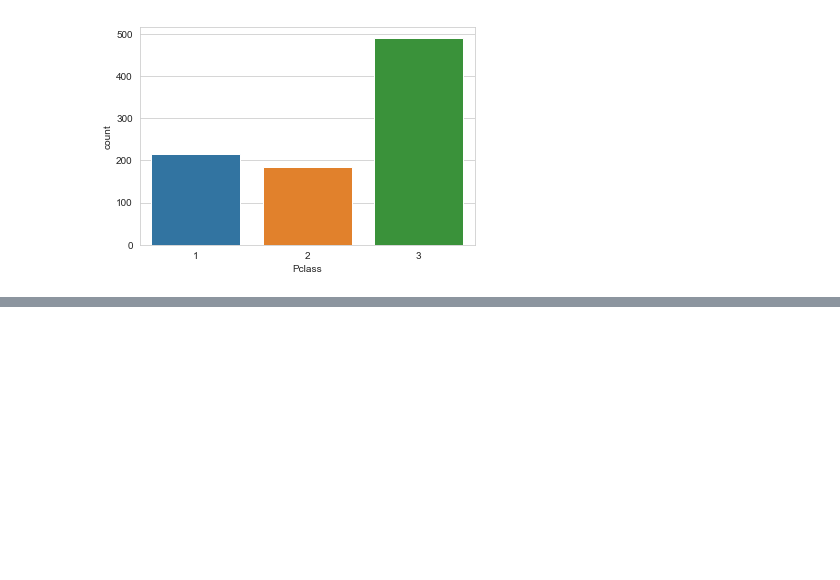
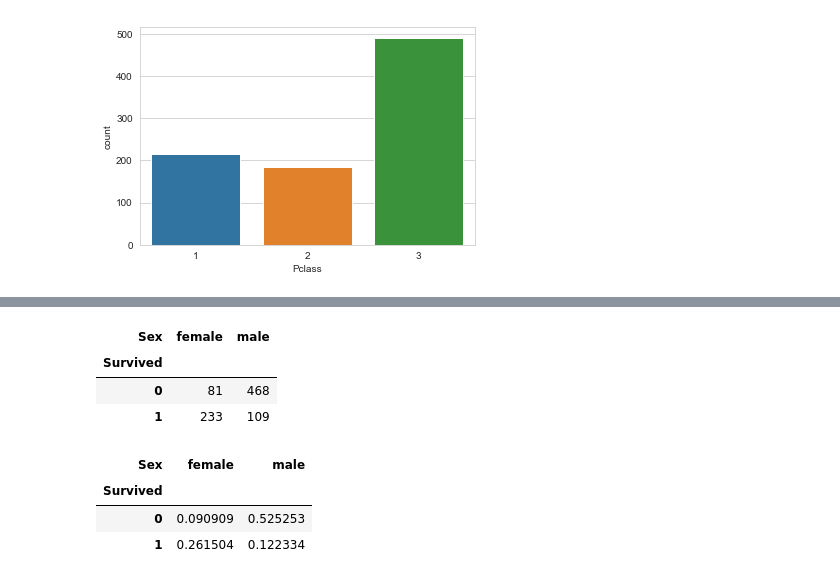
Before and after one commit to 2narayana/ReferenceAI, a Jupyter notebook: 13-Logistic-Regression/Untitled.ipynb, the cells around one changed output, grey strips where cells are left out. Cells and saved outputs as stored; diff of their text form; code cells hidden in the pictures; blank space fills up the shorter version.

```diff
--- a/13-Logistic-Regression/Untitled.ipynb
+++ b/13-Logistic-Regression/Untitled.ipynb
@@ -140,0 +183,9 @@ sns.countplot(train_data['Pclass'])
+# %%
+survived_sex = pd.crosstab(index=train_data['Survived'],columns=train_data['Sex'])
+# %%
+survived_sex
+# %% [output]
+| Sex | female | male |
+| Survived |  |  |
+| 0 | 81 | 468 |
+| 1 | 233 | 109 |
@@ -140,0 +194,7 @@ sns.countplot(train_data['Pclass'])
+# %%
+survived_sex_ptc
+# %% [output]
+| Sex | female | male |
+| Survived |  |  |
+| 0 | 0.090909 | 0.525253 |
+| 1 | 0.261504 | 0.122334 |
```
Also changed, not shown: parts of 12 cells of this notebook, 3 other files.
